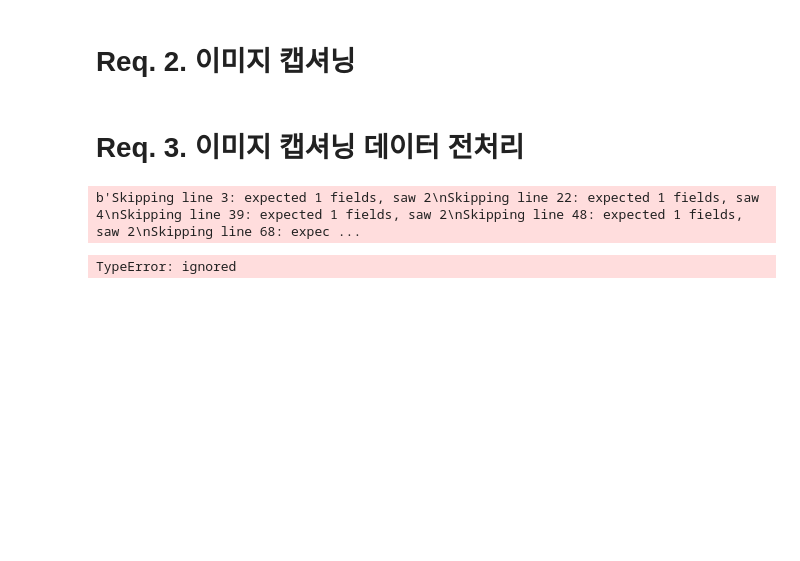
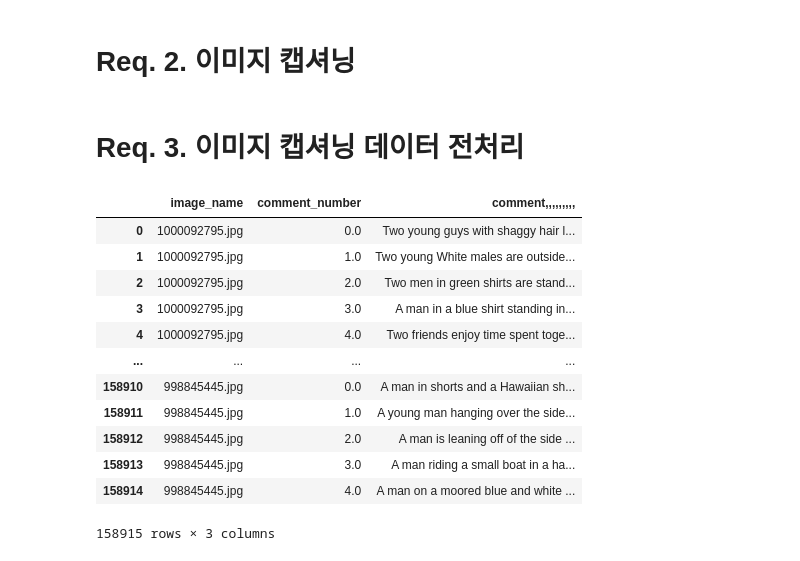
Before and after one commit to jjssyy/MLOG, a Jupyter notebook: Sub-PJT1/양동현/practice.ipynb, the cells around one changed output. Saved outputs shown, nothing was run; the diff lists cells and outputs as text; code cells hidden in the pictures; blank space fills up the shorter version.

```diff
--- a/Sub-PJT1/양동현/practice.ipynb
+++ b/Sub-PJT1/양동현/practice.ipynb
@@ -108,13 +108,19 @@ _________________________________________________________________
 # %%
 import pandas as pd
 
-captions = pd.read_csv('/content/drive/MyDrive/subpjt1/datasets/captions.csv', error_bad_lines=False, encoding='cp949')
+captions = pd.read_csv('/content/drive/MyDrive/subpjt1/datasets/captions.csv', sep = "|", error_bad_lines=False, encoding='latin_1')
 captions
-
-image_list = captions.loc[:, :1]
-caption_list = captions.loc[:, 1:]
-
-print(image_list)
 # %% [output]
+|  | image_name | comment_number | comment,,,,,,,,, |
+| 0 | 1000092795.jpg | 0.0 | Two young guys with shaggy hair l... |
+| 1 | 1000092795.jpg | 1.0 | Two young White males are outside... |
+| 2 | 1000092795.jpg | 2.0 | Two men in green shirts are stand... |
+| 3 | 1000092795.jpg | 3.0 | A man in a blue shirt standing in... |
+| 4 | 1000092795.jpg | 4.0 | Two friends enjoy time spent toge... |
+| ... | ... | ... | ... |
+| 158910 | 998845445.jpg | 0.0 | A man in shorts and a Hawaiian sh... |
+| 158911 | 998845445.jpg | 1.0 | A young man hanging over the side... |
+| 158912 | 998845445.jpg | 2.0 | A man is leaning off of the side ... |
+| 158913 | 998845445.jpg | 3.0 | A man riding a small boat in a ha... |
+| 158914 | 998845445.jpg | 4.0 | A man on a moored blue and white ... |
-b'Skipping line 3: expected 1 fields, saw 2\nSkipping line 22: expected 1 fields, saw 4\nSkipping line 39: expected 1 fields, saw 2\nSkipping line 48: expected 1 fields, saw 2\nSkipping line 68: expec ...
+158915 rows × 3 columns
-TypeError: ignored
```
Also changed, not shown: parts of 1 cell of this notebook.
